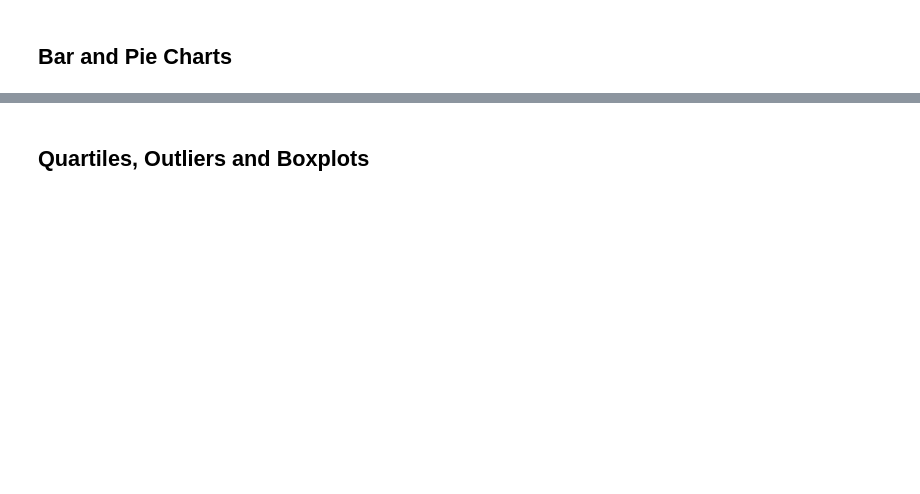
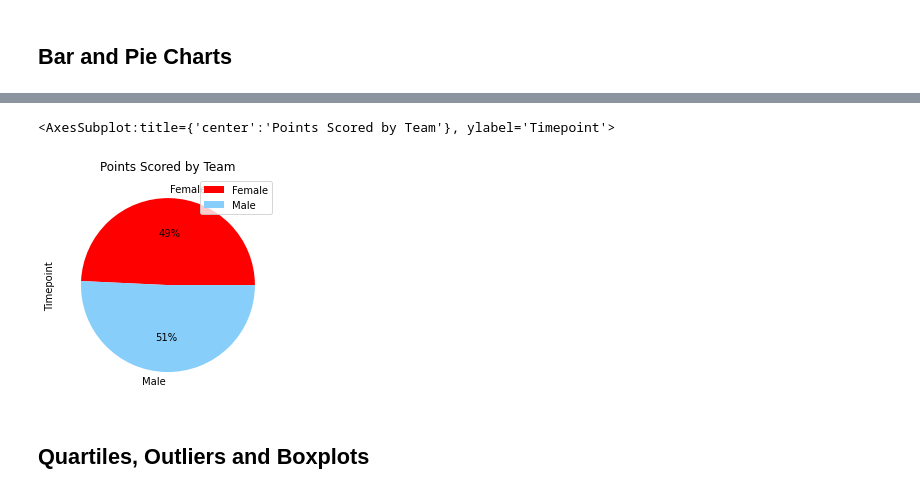
Before and after one commit to Madhavigudimella/Matplotlib-challenge, a Jupyter notebook: Pymaceuticals/pymaceuticals_starter.ipynb, the cells around one changed output, grey strips where cells are left out. Drawn from its saved outputs; the diff is of its cells as text; code cells hidden in the pictures; blank space fills up the shorter version.

```diff
--- a/Pymaceuticals/pymaceuticals_starter.ipynb
+++ b/Pymaceuticals/pymaceuticals_starter.ipynb
@@ -62 +156,29 @@ merge_df["Mouse ID"].nunique()
+# %%
+# Generate a pie plot showing the distribution of female versus male mice using Pandas
+
+gender_df = cleandf.groupby("Sex").count().reset_index()
+
+# Labels for the sections of our pie chart
+gender = gender_df["Sex"]
+
+# The values of each section of the pie chart
+gender_count = gender_df["Timepoint"]
+
+# The colors of each section of the pie chart
+colors = ["red", "lightskyblue"]
+
+# plt.pie(gender_count, labels=gender, colors=colors, autopct="%1.1f%%", shadow=True, startangle=140)
+
+# plt.axis("equal")
+
+pandas2 = pd.DataFrame({"Gender":gender_df["Sex"],"Gender Count":gender_df["Timepoint"]}).set_index("Gender")
+
+# Use DataFrame.plot() in order to create a bar chart of the data
+# pandas1.plot(kind='pie', y=gender_count, autopct='%1.0f%%',colors = colors ,title='Count by Gender')
+cleandf.groupby(["Sex"]).count().plot(kind='pie', y='Timepoint', autopct='%1.0f%%',
+                                colors = colors,
+                                title='Points Scored by Team')
+# %% [output]
+<AxesSubplot:title={'center':'Points Scored by Team'}, ylabel='Timepoint'>
+[figure, added]
 # %%
```
Also changed, not shown: parts of 15 cells of this notebook, 7 other files.
